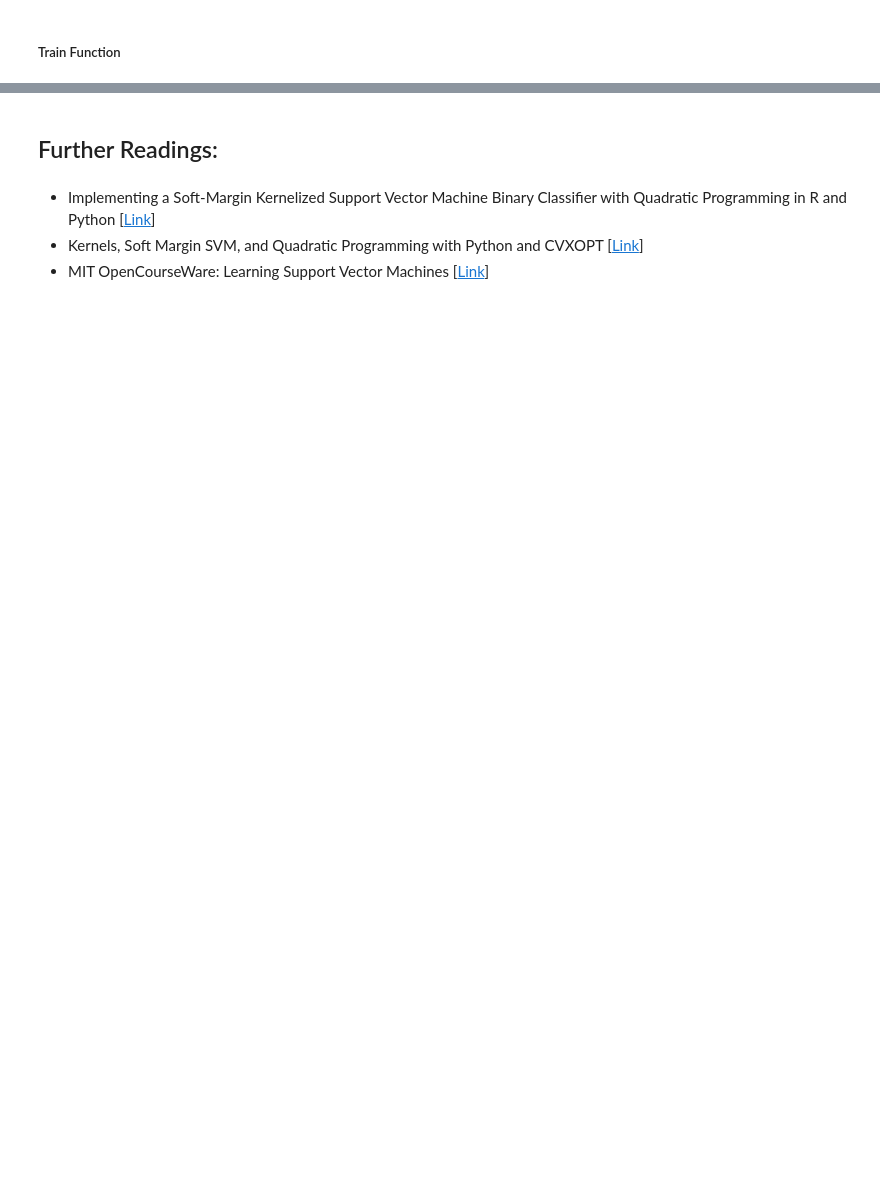
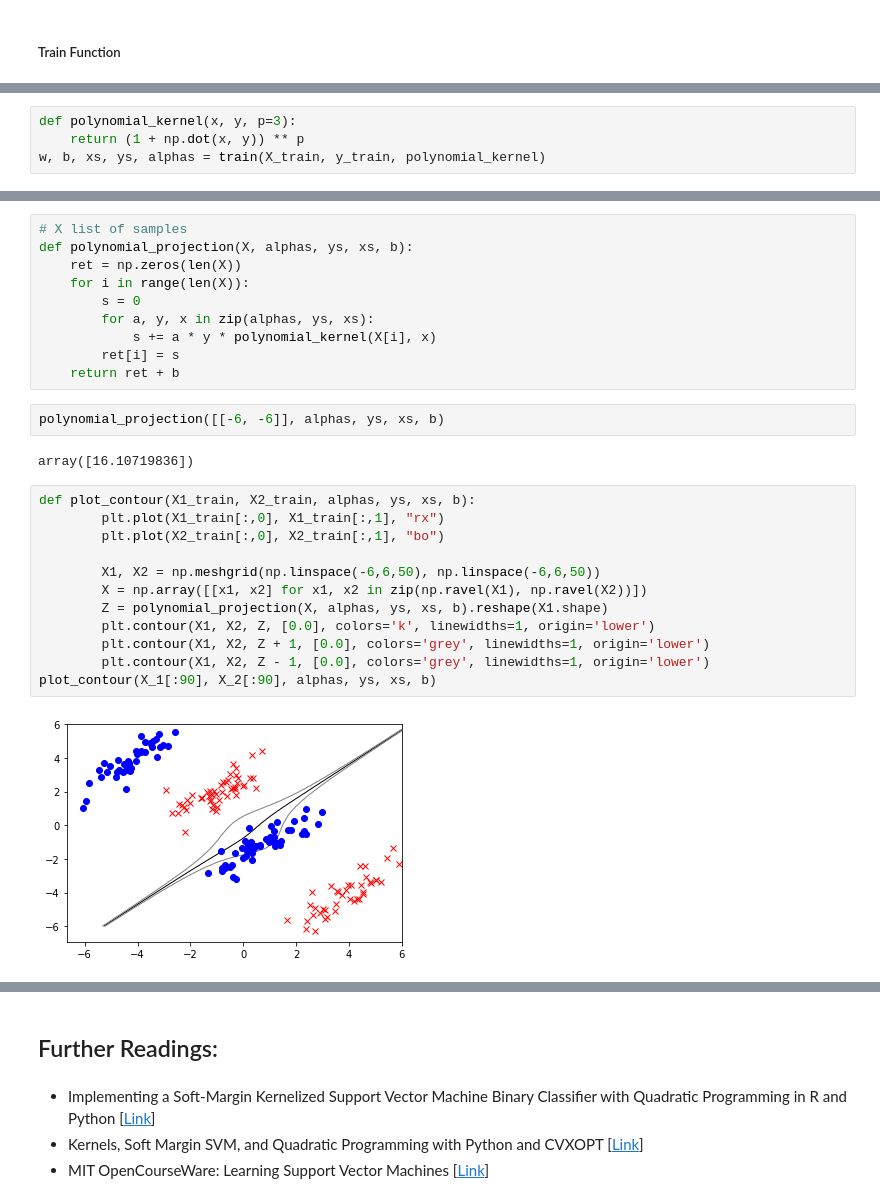
Before and after one commit to mustafa-qamaruddin/ml-course, a Jupyter notebook: Module 005.ipynb, the cells around one changed output, grey strips where cells are left out. Cells and saved outputs as stored; diff of their text form; blank space fills up the shorter version.

```diff
--- a/Module 005.ipynb
+++ b/Module 005.ipynb
@@ -395,0 +438,4 @@ def train(X, y):
+# %%
+def polynomial_kernel(x, y, p=3):
+    return (1 + np.dot(x, y)) ** p
+w, b, xs, ys, alphas = train(X_train, y_train, polynomial_kernel)
@@ -395,0 +457,28 @@ def train(X, y):
+# %%
+# X list of samples
+def polynomial_projection(X, alphas, ys, xs, b):
+    ret = np.zeros(len(X))
+    for i in range(len(X)):
+        s = 0
+        for a, y, x in zip(alphas, ys, xs):
+            s += a * y * polynomial_kernel(X[i], x)
+        ret[i] = s
+    return ret + b
+# %%
+polynomial_projection([[-6, -6]], alphas, ys, xs, b)
+# %% [output]
+array([16.10719836])
+# %%
+def plot_contour(X1_train, X2_train, alphas, ys, xs, b):
+        plt.plot(X1_train[:,0], X1_train[:,1], "rx")
+        plt.plot(X2_train[:,0], X2_train[:,1], "bo")
+
+        X1, X2 = np.meshgrid(np.linspace(-6,6,50), np.linspace(-6,6,50))
+        X = np.array([[x1, x2] for x1, x2 in zip(np.ravel(X1), np.ravel(X2))])
+        Z = polynomial_projection(X, alphas, ys, xs, b).reshape(X1.shape)
+        plt.contour(X1, X2, Z, [0.0], colors='k', linewidths=1, origin='lower')
+        plt.contour(X1, X2, Z + 1, [0.0], colors='grey', linewidths=1, origin='lower')
+        plt.contour(X1, X2, Z - 1, [0.0], colors='grey', linewidths=1, origin='lower')
+plot_contour(X_1[:90], X_2[:90], alphas, ys, xs, b)
+# %% [output]
+[figure, added]
```
Also changed, not shown: parts of 26 cells of this notebook.
